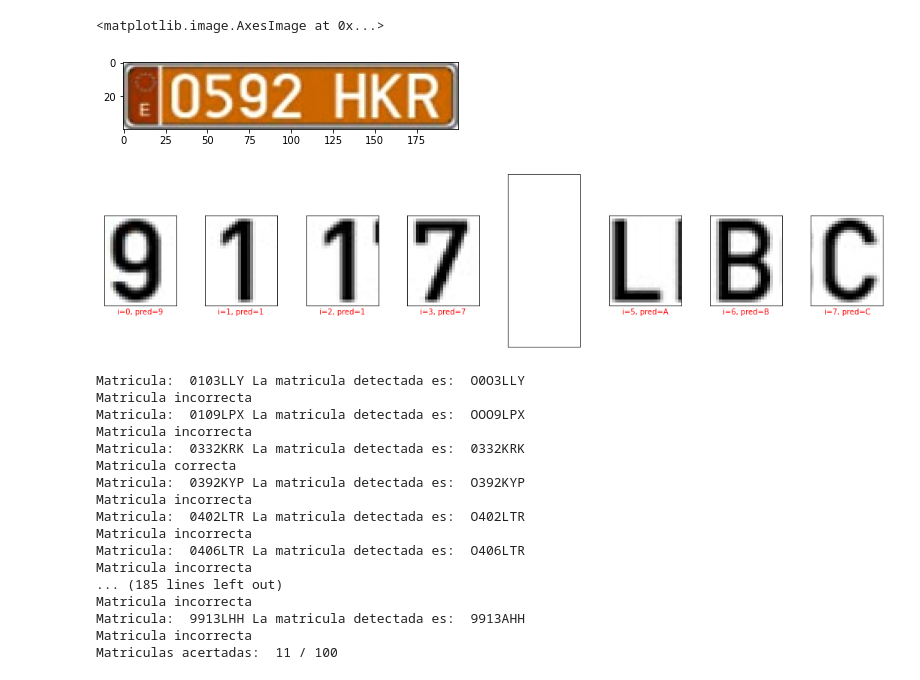
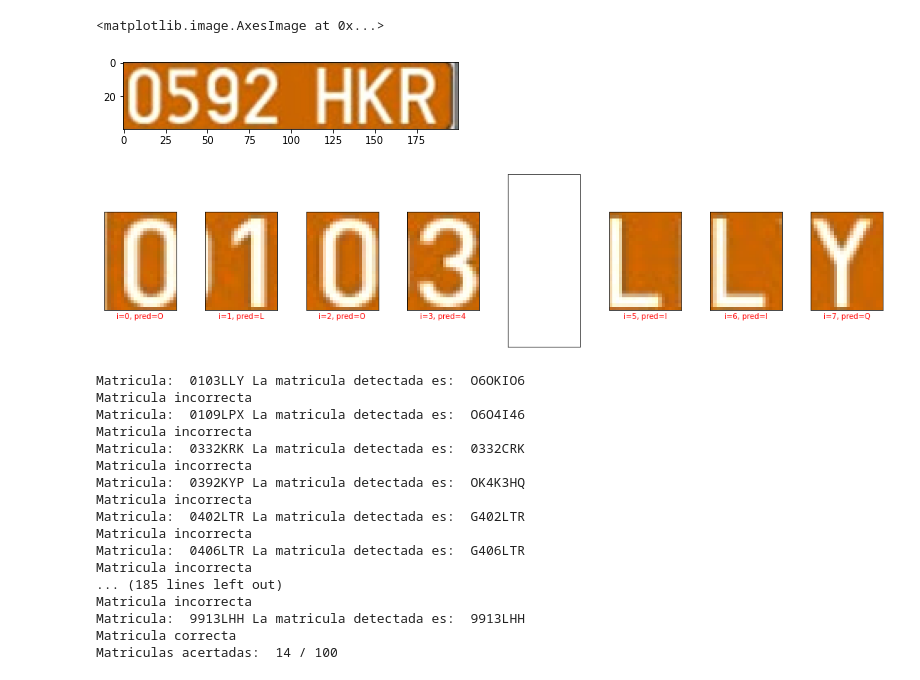
Before and after one commit to igorgarciag/ReconocimientoMatriculas, a Jupyter notebook: segmentacion.ipynb, the cells around one changed output. Cells and saved outputs as stored; diff of their text form; code cells hidden in the pictures.

```diff
--- a/segmentacion.ipynb
+++ b/segmentacion.ipynb
@@ -38,13 +38,15 @@ def corp_margin(img):
 # %%
 img = cv.imread('images/national/0592HKR.jpg')
 img = corp_margin(img)
-image = cv.resize(img, (200,40), interpolation=cv.INTER_CUBIC)
-plt.imshow(corp_margin(image))
+image = cv.resize(img, (230,50), interpolation=cv.INTER_CUBIC)
+cropped = corp_margin(image)
+cut = cropped[5:45,30:]
+plt.imshow(cut)
 # %% [output]
 <matplotlib.image.AxesImage at 0x...>
-[figure, old version]
+[figure, new version]
 # %%
-model = keras.models.load_model('/content/gdrive/My Drive/keras_model/lecturaConPesos')
+model = keras.models.load_model('/content/gdrive/My Drive/keras_model/lecturaConPesosDS3')
 # %%
 def prediction(caracter):
     carac = resize(caracter,(32, 32, 1))
@@ -71,35 +73,35 @@ def plate(image):
 # %%
 #funcion que plotea cada caracter de la matricula junto con su prediccion
 def plot(image):
     matricula = ''
     img = corp_margin(image)
     image = cv.resize(img, (200,40), interpolation=cv.INTER_CUBIC)
-    recorte = image[5:35, 24:]
+    recorte = image[5:35, 23:]
     for i in range(0, 8):
         plt.subplot(1, 8, i+1)
         plt.grid(False)
         plt.xticks([])
         plt.yticks([])
-        caracter = recorte[:, i*20:i*20+24]
+        caracter = recorte[:, i*21:i*21+22]
         if i == 4:
             pass
         else:
             pred = prediction(caracter)
 
             plt.xlabel('i={}, pred={}'.format(i, pred), color='red')
             plt.imshow(caracter, cmap='gray')
             plt.subplots_adjust(left=0.1,
                     bottom=0.1,
                     right=2.5,
                     top=0.9,
                     wspace=0.4,
                     hspace=0.4)
     plt.show()
 
-imag = cv.imread('images/national/9117LBC.jpg')
+imag = cv.imread('images/national/0103LLY.jpg')
 plot(imag)
 # %% [output]
-[figure, old version]
+[figure, new version]
 # %%
 #a traves de una ruta detecta las matriculas de todas las imagenes de una carpeta
 def predictplates(ruta):
@@ -124,20 +126,20 @@ def predictplates(ruta):
 
 predictplates('images/national')
 # %% [output]
-Matricula:  0103LLY La matricula detectada es:  O0O3LLY
+Matricula:  0103LLY La matricula detectada es:  O6OKIO6
 Matricula incorrecta
-Matricula:  0109LPX La matricula detectada es:  OOO9LPX
+Matricula:  0109LPX La matricula detectada es:  O6O4I46
 Matricula incorrecta
-Matricula:  0332KRK La matricula detectada es:  0332KRK
-Matricula correcta
-Matricula:  0392KYP La matricula detectada es:  O392KYP
+Matricula:  0332KRK La matricula detectada es:  0332CRK
 Matricula incorrecta
-Matricula:  0402LTR La matricula detectada es:  O402LTR
+Matricula:  0392KYP La matricula detectada es:  OK4K3HQ
 Matricula incorrecta
-Matricula:  0406LTR La matricula detectada es:  O406LTR
+Matricula:  0402LTR La matricula detectada es:  G402LTR
+Matricula incorrecta
+Matricula:  0406LTR La matricula detectada es:  G406LTR
 Matricula incorrecta
 ... (185 lines left out)
 Matricula incorrecta
-Matricula:  9913LHH La matricula detectada es:  9913AHH
-Matricula incorrecta
-Matriculas acertadas:  11 / 100
+Matricula:  9913LHH La matricula detectada es:  9913LHH
+Matricula correcta
+Matriculas acertadas:  14 / 100
```
Also changed, not shown: 3 other files.
